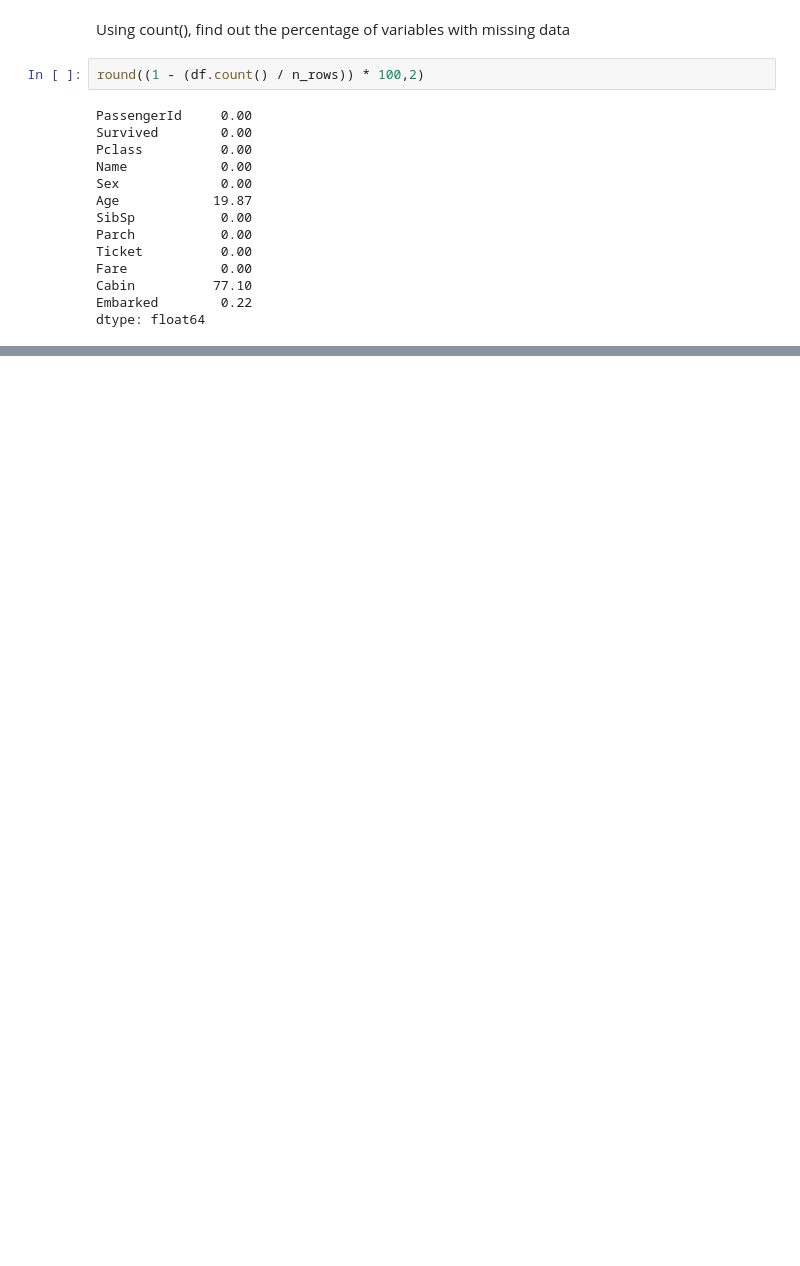
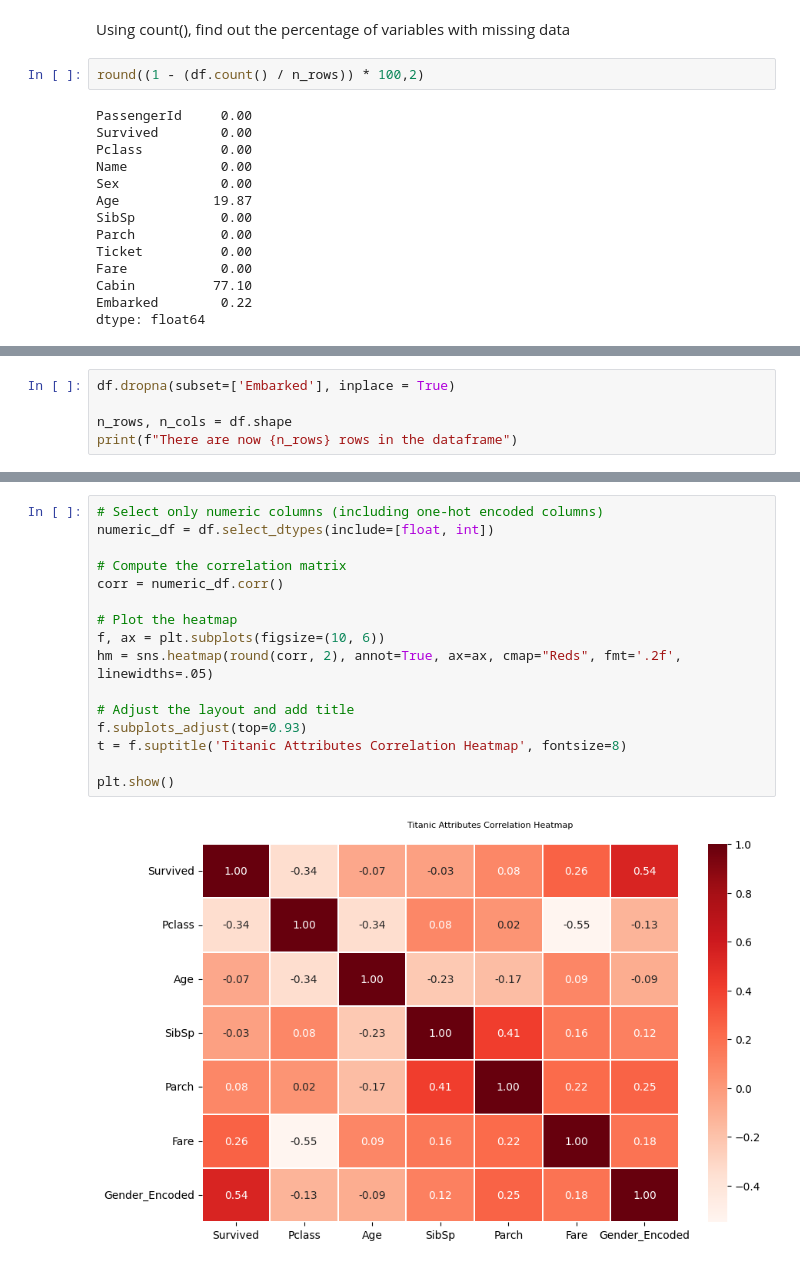
Before and after one commit to Wacky42/titanic-kaggle, a Jupyter notebook: Titanic.ipynb, the cells around one changed output, grey strips where cells are left out. Drawn from its saved outputs; the diff is of its cells as text; blank space fills up the shorter version.

```diff
--- a/Titanic.ipynb
+++ b/Titanic.ipynb
@@ -143,0 +169,5 @@ dtype: int64
+# %%
+df.dropna(subset=['Embarked'], inplace = True)
+
+n_rows, n_cols = df.shape
+print(f"There are now {n_rows} rows in the dataframe")
@@ -143,0 +336,18 @@ dtype: int64
+# %%
+# Select only numeric columns (including one-hot encoded columns)
+numeric_df = df.select_dtypes(include=[float, int])
+
+# Compute the correlation matrix
+corr = numeric_df.corr()
+
+# Plot the heatmap
+f, ax = plt.subplots(figsize=(10, 6))
+hm = sns.heatmap(round(corr, 2), annot=True, ax=ax, cmap="Reds", fmt='.2f', linewidths=.05)
+
+# Adjust the layout and add title
+f.subplots_adjust(top=0.93)
+t = f.suptitle('Titanic Attributes Correlation Heatmap', fontsize=8)
+
+plt.show()
+# %% [output]
+[figure, added]
```
Also changed, not shown: parts of 30 cells of this notebook, 1 other file.
